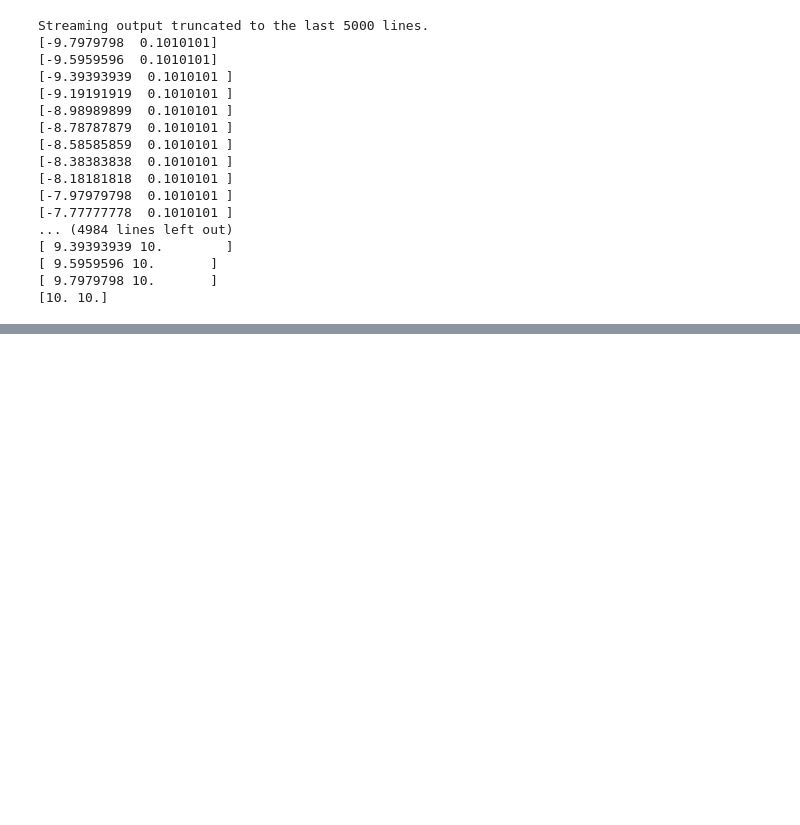
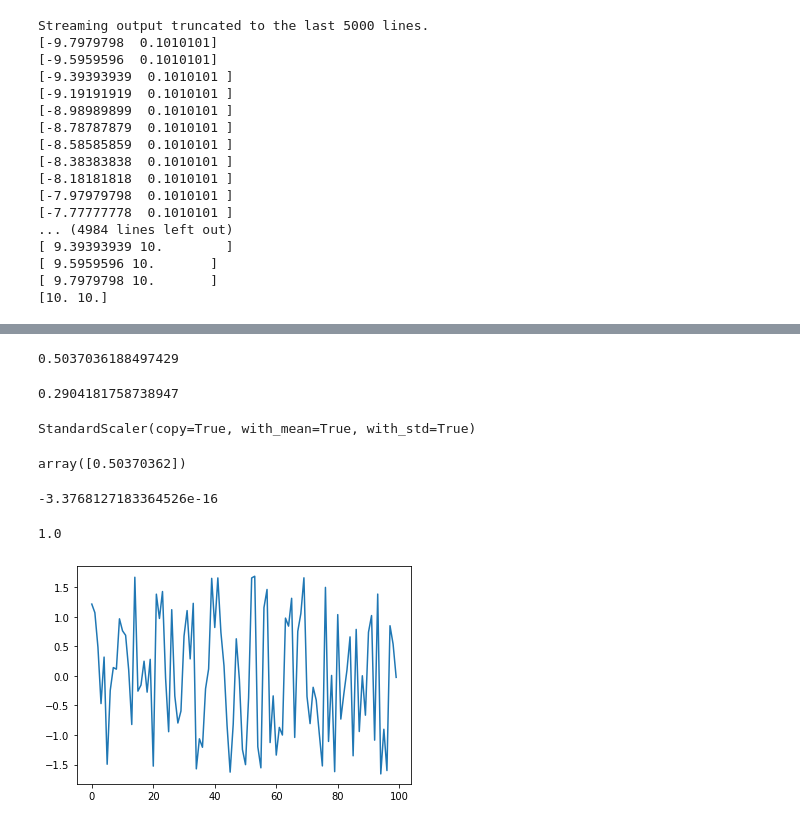
Before and after one commit to sagar9926/ImportantConcepts-, a Jupyter notebook: Python/Sigmoid_Neuron.ipynb, the cells around one changed output, grey strips where cells are left out. Cells and saved outputs as stored; diff of their text form; code cells hidden in the pictures; blank space fills up the shorter version.

```diff
--- a/Python/Sigmoid_Neuron.ipynb
+++ b/Python/Sigmoid_Neuron.ipynb
@@ -293,0 +357,32 @@ X1.size
+# %%
+np.mean(R)
+# %% [output]
+0.5037036188497429
+# %%
+np.std(R)
+# %% [output]
+0.2904181758738947
+# %%
+scaler = StandardScaler()
+scaler.fit(R)
+# %% [output]
+StandardScaler(copy=True, with_mean=True, with_std=True)
+# %%
+scaler.mean_
+# %% [output]
+array([0.50370362])
+# %%
+RT = scaler.transform(R)
+# %%
+np.mean(RT)
+# %% [output]
+-3.3768127183364526e-16
+# %%
+np.std(RT)
+# %% [output]
+1.0
+# %%
+plt.plot(RT)
+plt.show()
+# %% [output]
+[figure, added]
```
Also changed, not shown: parts of 27 cells of this notebook.
